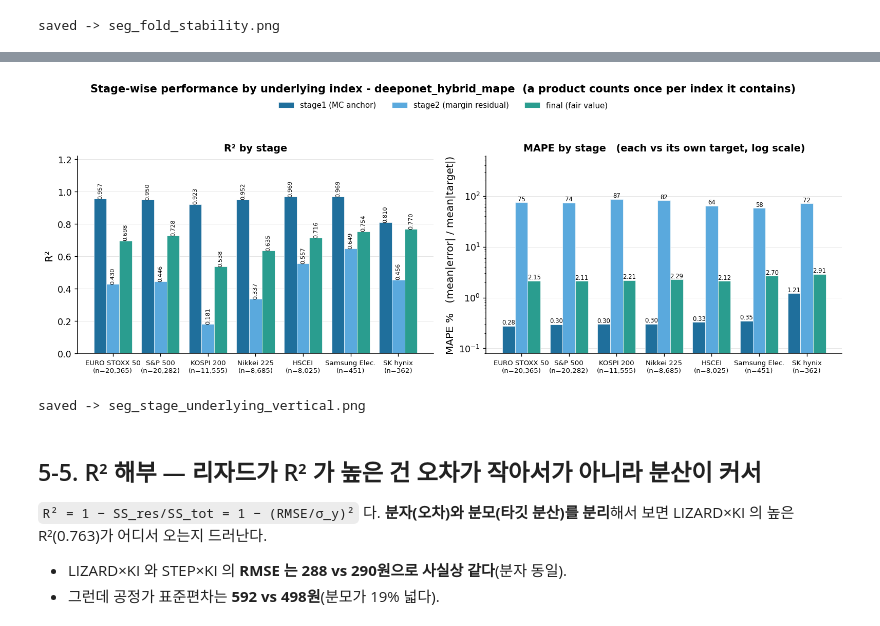
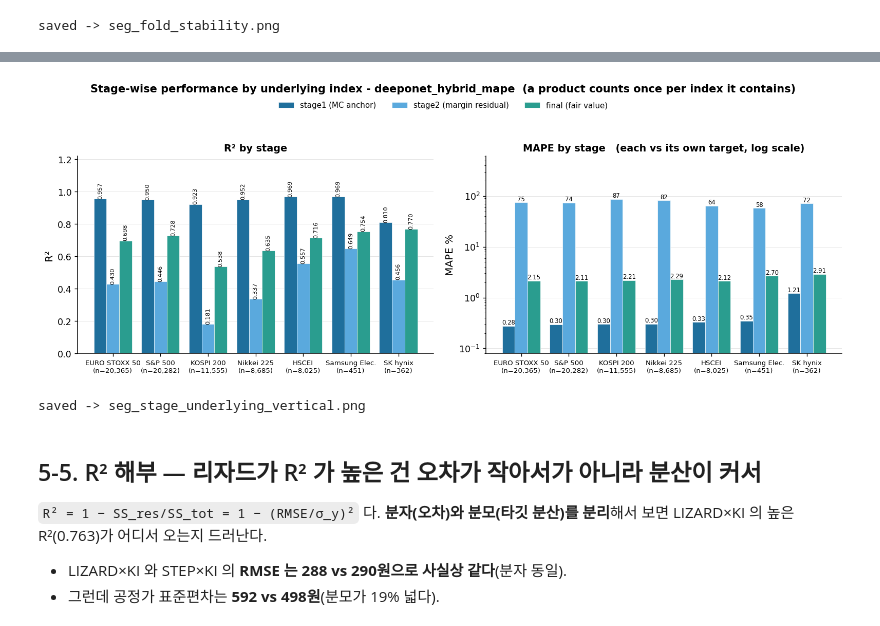
Before and after one commit to JUHWANKIM-ai/PI-DeepONet-ELS, a Jupyter notebook: 5_segment.ipynb, the cells around one changed output, grey strips where cells are left out. Cells and saved outputs as stored; diff of their text form; code cells hidden in the pictures.

```diff
--- a/5_segment.ipynb
+++ b/5_segment.ipynb
@@ -603,7 +632,7 @@ for j, (sname, _t, _p, lab) in enumerate(STAGES):        # MAPE 도 R² 와 같
                    f"{val:.2f}" if val < 10 else f"{val:.0f}", ha="center", va="bottom", fontsize=8)
 _v = np.concatenate([S3[f"{s_[0]}_MAPE"].values for s_ in STAGES])
 ax[1].set_yscale("log"); ax[1].set_ylim(max(0.05, _v.min() / 3.5), _v.max() * 7)
-ax[1].set_ylabel("MAPE %   (mean|error| / mean|target|)")
+ax[1].set_ylabel("MAPE %")
 ax[1].set_title("MAPE by stage   (each vs its own target, log scale)", fontsize=11.5)
 
 for a in ax:
@@ -648,7 +677,7 @@ for j, (sname, _t, _p, lab) in enumerate(STAGES):        # MAPE 도 R² 와 같
                    f" {val:.2f}" if val < 10 else f" {val:.0f}", va="center", fontsize=7)
 _v = np.concatenate([U3[f"{s_[0]}_MAPE"].values for s_ in STAGES])
 ax[1].set_xscale("log"); ax[1].set_xlim(max(0.05, _v.min() / 3.5), _v.max() * 9)
-ax[1].set_xlabel("MAPE %   (mean|error| / mean|target|)")
+ax[1].set_xlabel("MAPE %")
 ax[1].set_title("MAPE by stage   (each vs its own target, log scale)", fontsize=11.5)
 
 for a in ax:
@@ -685,35 +714,35 @@ for j, (sname, _t, _p, lab) in enumerate(STAGES):
                    va="bottom" if val >= 0 else "top", fontsize=6.8, rotation=90)
 ax[0].set_ylabel("R²"); ax[0].set_title("R² by stage", fontsize=11.5)
 ax[0].set_ylim(0, 1.22)
 
 for j, (sname, _t, _p, lab) in enumerate(STAGES):        # MAPE 도 R² 와 같은 규칙: 자기 타깃 분모
     v = U3[f"{sname}_MAPE"].values
     b = ax[1].bar(x + (j - (len(STAGES) - 1) / 2) * w1, v, w1, label=f"{sname} ({lab})",
                   color=_plot._QUAL[j], edgecolor="white", linewidth=0.4)
     for r, val in zip(b, v):
         ax[1].text(r.get_x() + r.get_width() / 2, val,
                    f"{val:.2f}" if val < 10 else f"{val:.0f}", ha="center", va="bottom", fontsize=7)
 _v = np.concatenate([U3[f"{s_[0]}_MAPE"].values for s_ in STAGES])
 ax[1].set_yscale("log"); ax[1].set_ylim(max(0.05, _v.min() / 3.5), _v.max() * 7)
-ax[1].set_ylabel("MAPE %   (mean|error| / mean|target|)")
+ax[1].set_ylabel("MAPE %")
 ax[1].set_title("MAPE by stage   (each vs its own target, log scale)", fontsize=11.5)
 
 for a in ax:
     a.set_xticks(x); a.set_xticklabels(XL, fontsize=8)
     a.grid(axis="y", color="#cccccc", lw=0.6, alpha=0.5)
 ax[0].axhline(0, color="#444", lw=0.7)
 
 h, l = ax[0].get_legend_handles_labels()
 fig.legend(h, l, loc="upper center", ncol=3, bbox_to_anchor=(0.5, 0.945),
            fontsize=9, frameon=False)
 fig.suptitle(f"Stage-wise performance by underlying index - {STAGE_MODEL}"
              "  (a product counts once per index it contains)", fontsize=12.5, fontweight="bold")
 fig.tight_layout(rect=(0, 0, 1, 0.90))
 fig.savefig(fm.image("seg_stage_underlying_vertical"), dpi=400, bbox_inches="tight", transparent=True)
 plt.show()
 print("saved ->", fm.image("seg_stage_underlying_vertical").name)
 # %% [output]
-[figure, old version]
+[figure, new version]
 saved -> seg_stage_underlying_vertical.png
 # %% [markdown]
 ## 5-5. R² 해부 — 리자드가 R² 가 높은 건 오차가 작아서가 아니라 분산이 커서
```
Also changed, not shown: parts of 7 cells of this notebook.
